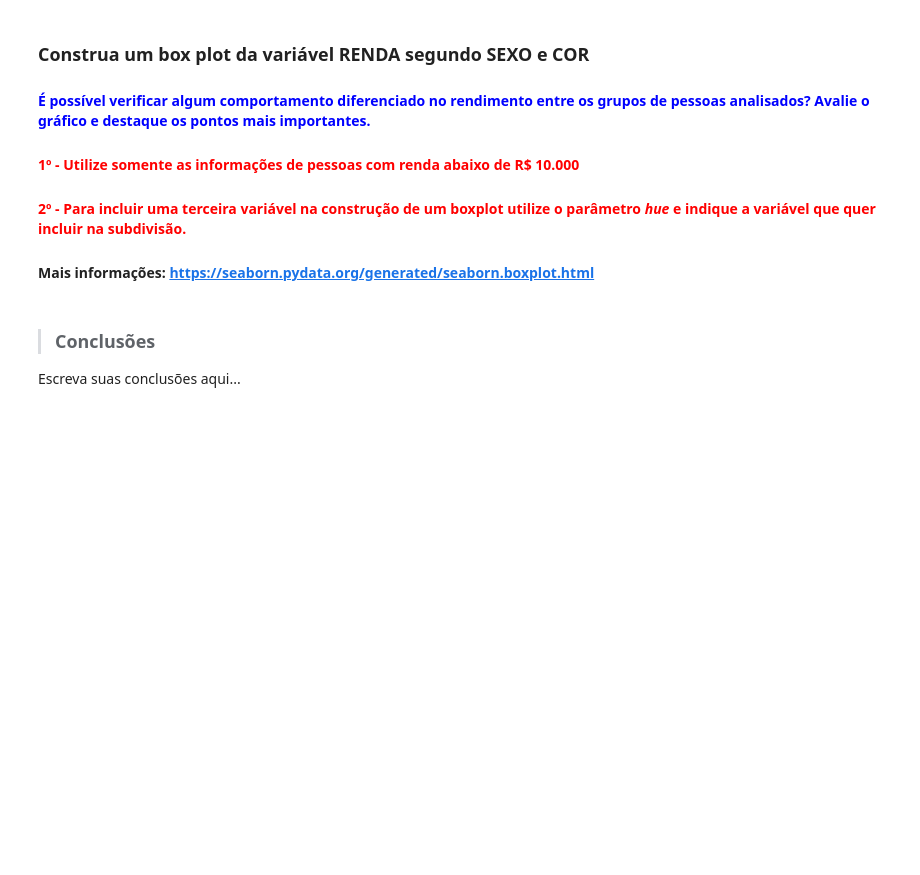
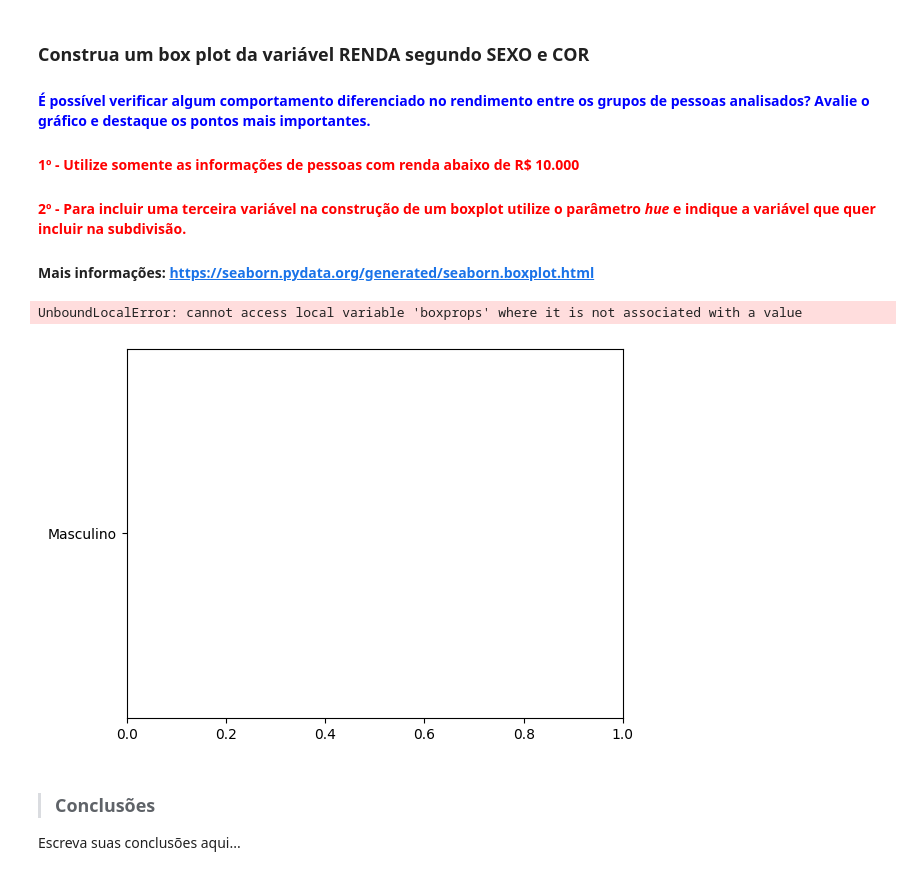
Before and after one commit to mr-miguelrangel/ESTUDO-Analise-descritiva, a Jupyter notebook: Análise_Descritiva.ipynb, the cells around one changed output. Cells and saved outputs as stored; diff of their text form; code cells hidden in the pictures; blank space fills up the shorter version.

```diff
--- a/Análise_Descritiva.ipynb
+++ b/Análise_Descritiva.ipynb
@@ -455,6 +455,12 @@ Escreva suas conclusões aqui...
 #### <font color='red'>1º - Utilize somente as informações de pessoas com renda abaixo de R$ 10.000</font>
 #### <font color='red'>2º - Para incluir uma terceira variável na construção de um boxplot utilize o parâmetro <i>hue</i> e indique a variável que quer incluir na subdivisão.</font>
 #### Mais informações: https://seaborn.pydata.org/generated/seaborn.boxplot.html
+# %%
+dados.Cor = dados.Cor.map(cor)
+boxplot = sns.boxplot(data=dados, x=dados.query("Renda < 10000").Renda, y=dados.Sexo, hue=dados.Cor, orient="h")
+# %% [output]
+UnboundLocalError: cannot access local variable 'boxprops' where it is not associated with a value
+[figure, added]
 # %% [markdown]
 > ### Conclusões
 
```
